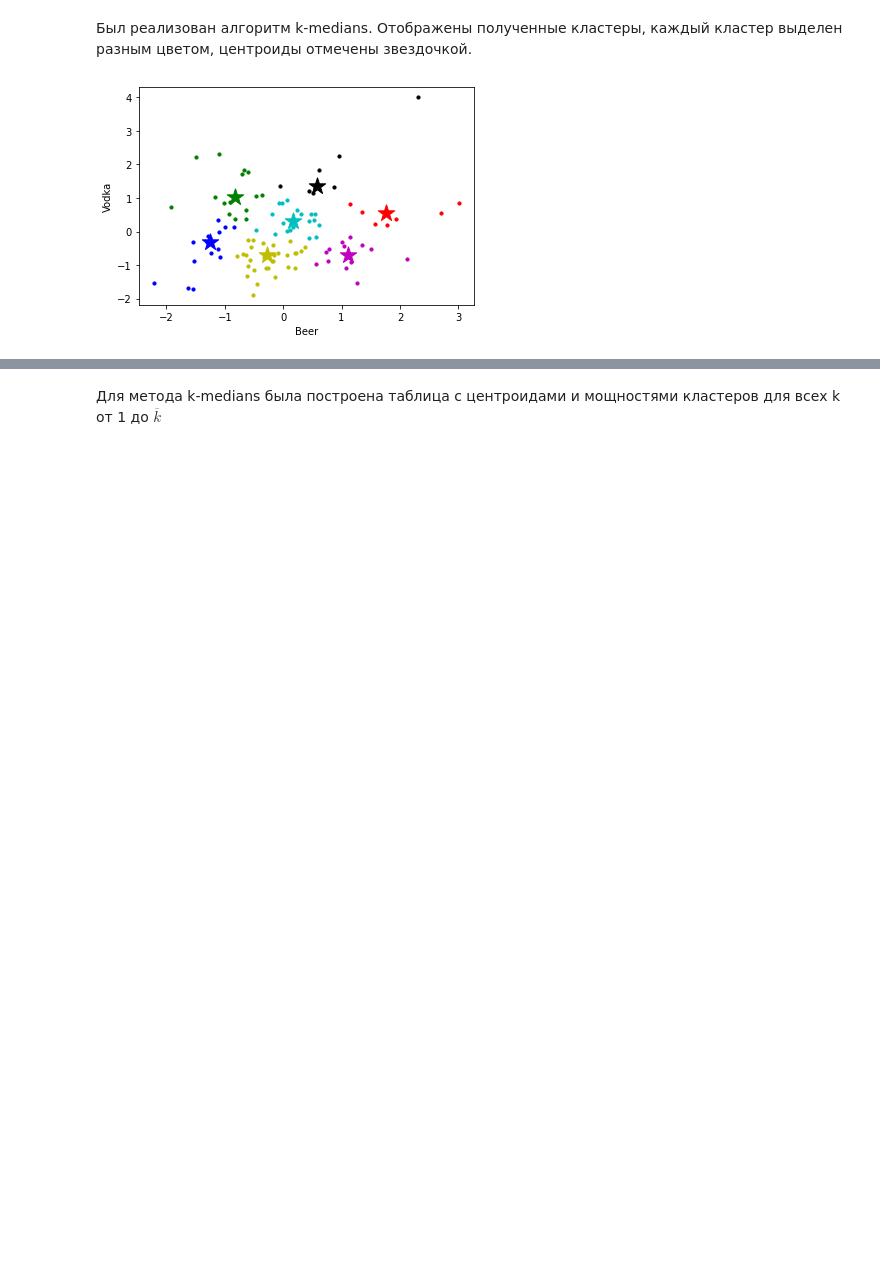
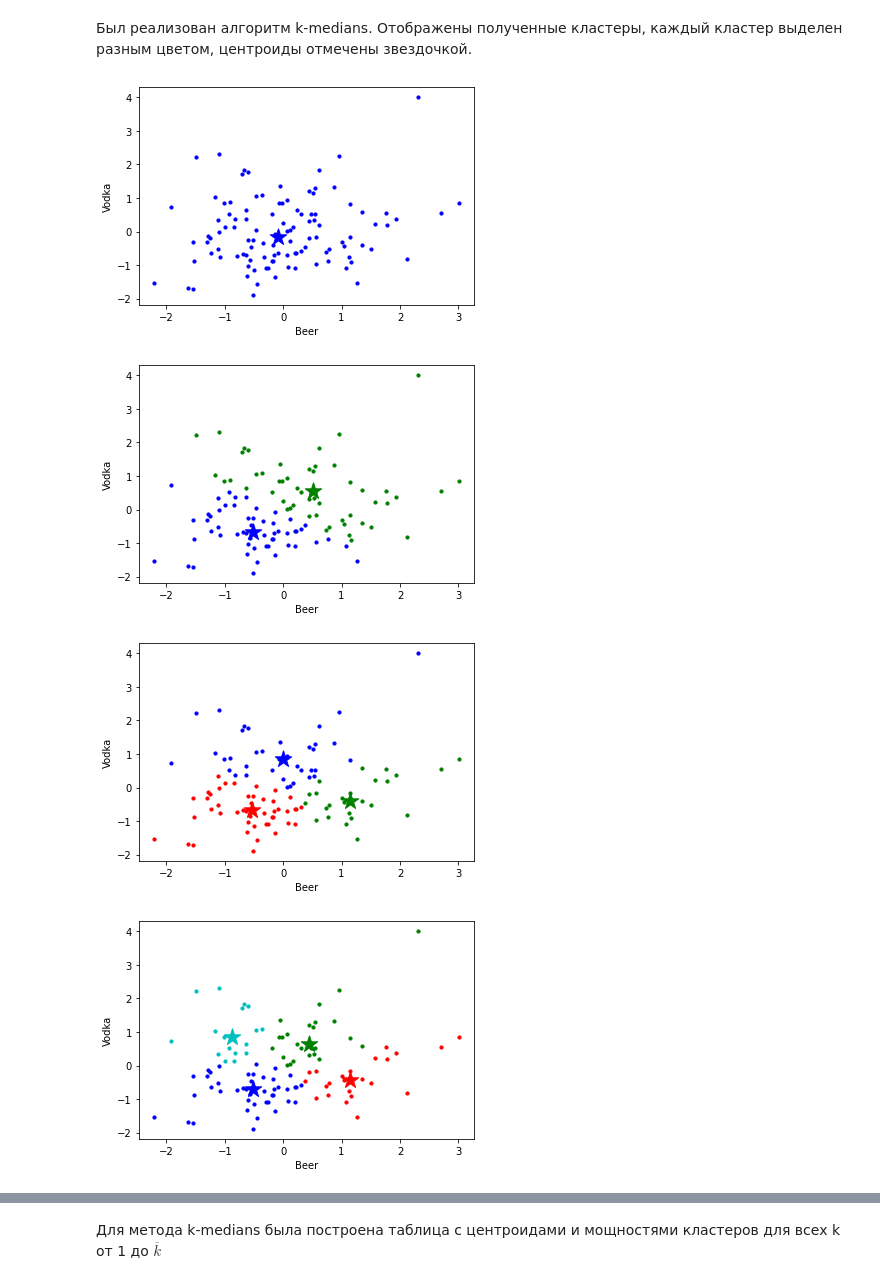
Before and after one commit to the-mvi/stat_an-2022, a Jupyter notebook: 0373_Chernevich_KV/task3.ipynb, the cells around one changed output, grey strips where cells are left out. Saved outputs shown, nothing was run; the diff lists cells and outputs as text; code cells hidden in the pictures; blank space fills up the shorter version.

```diff
--- a/0373_Chernevich_KV/task3.ipynb
+++ b/0373_Chernevich_KV/task3.ipynb
@@ -224,5 +224,5 @@ def k_means(data, k):
         centroids = update_centroids(data, clusters, centroids)
     return centroids, clusters
 # %%
-centroids, clusters = k_means(normalized_points, k)
+#centroids, clusters = k_means(normalized_points, k)
 # %%
@@ -336,28 +344,33 @@ def k_medians(data, k):
 # %%
 centroids, clusters = k_medians(normalized_points, k)
 # %%
-colors = ['b', 'g', 'r', 'c', 'm','y','k','w']
-# Extract the centroids
-#entroids = [np.mean(cluster, axis=0) for cluster in clusters]
+for num in range(1,k+1):
+    centroids, clusters = k_medians(normalized_points, num)
+    colors = ['b', 'g', 'r', 'c', 'm','y','k','w']
+    # Extract the centroids
+    #entroids = [np.mean(cluster, axis=0) for cluster in clusters]
 
-# Extract the x and y coordinates of the points in each cluster
-#x = [[point[0] for point in normalized_points] for cluster in clusters]
-#y = [[point[1] for point in normalized_points] for cluster in clusters]
-# Create a scatter plot for each cluster
-for i in range(len(clusters)):
-    plt.scatter(normalized_points[i][0], normalized_points[i][1],c=colors[clusters[i]],s=10, label=f'Cluster {clusters[i]}')
+    # Extract the x and y coordinates of the points in each cluster
+    #x = [[point[0] for point in normalized_points] for cluster in clusters]
+    #y = [[point[1] for point in normalized_points] for cluster in clusters]
+    # Create a scatter plot for each cluster
+    for i in range(len(clusters)):
+        plt.scatter(normalized_points[i][0], normalized_points[i][1],c=colors[clusters[i]],s=10, label=f'Cluster {clusters[i]}')
 
-# Plot the centroids as asterisks
-[plt.scatter(centroids[i][0], centroids[i][1], marker='*', c=colors[i], s=300) for i in range(len(centroids))]
+    # Plot the centroids as asterisks
+    [plt.scatter(centroids[i][0], centroids[i][1], marker='*', c=colors[i], s=300) for i in range(len(centroids))]
 
-# Add labels to the axes
-plt.xlabel('Beer')
-plt.ylabel('Vodka')
+    # Add labels to the axes
+    plt.xlabel('Beer')
+    plt.ylabel('Vodka')
 
-# Add a legend
-#plt.legend()
+    # Add a legend
+    #plt.legend()
 
-# Show the plot
-plt.show()
+    # Show the plot
+    plt.show()
 # %% [output]
-[figure, old version]
+[figure, new version]
+[figure, added]
+[figure, added]
+[figure, added]
```
Also changed, not shown: parts of 2 cells of this notebook.
